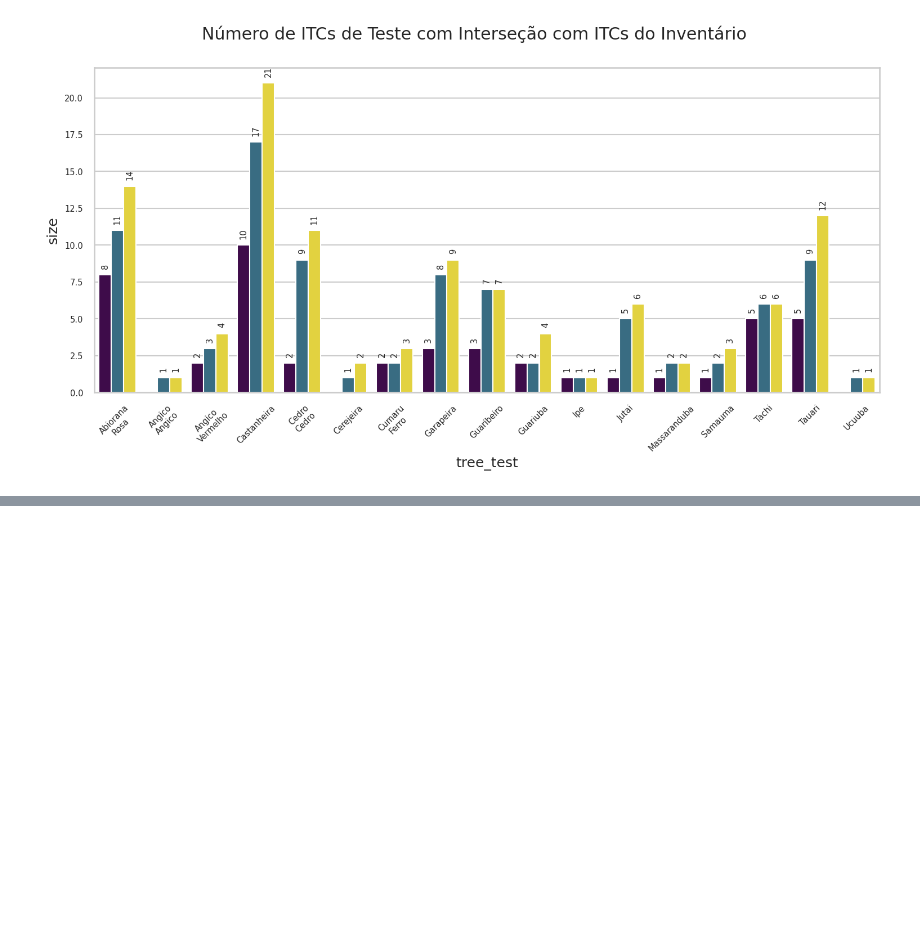
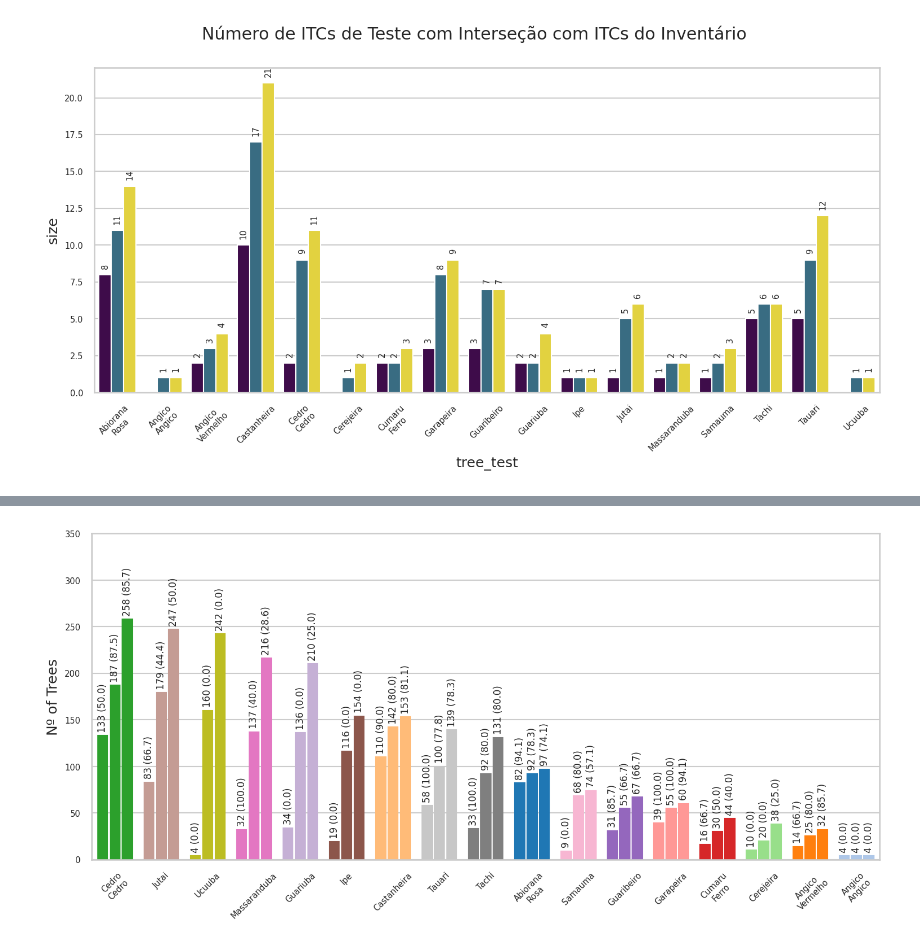
Before and after one commit to Green-AI-Lab-GAIA/multi-task-fcn, a Jupyter notebook: exploration_notebooks/compute_f1_score_based_on_inventory.ipynb, the cells around one changed output, grey strips where cells are left out. Drawn from its saved outputs; the diff is of its cells as text; code cells hidden in the pictures; blank space fills up the shorter version.

Commit message:
New views for f1_score based on inventory

```diff
--- a/exploration_notebooks/compute_f1_score_based_on_inventory.ipynb
+++ b/exploration_notebooks/compute_f1_score_based_on_inventory.ipynb
@@ -412,0 +427,18 @@ for p in ax.patches:
+# %%
+dict_colors["tree_name"] = {
+    key: color for key, color in zip(id_tree, sns.color_palette("tab20"))
+}
+
+dict_colors["tree_type"] = {
+    key: color for key, color in zip(range(0, 18), sns.color_palette("tab20"))
+}
+
+colors = np.array([(0,0,0)] + list(color_palette("tab20", 18)))
+# %%
+df_count_tree = all_labels_stats.groupby(["iter", "tree_name"], as_index=False)["label"].nunique()
+
+df_count_tree = df_count_tree[df_count_tree["iter"] != "iter_021"].copy()
+
+df_count_tree["iter_num"] = df_count_tree["iter"].apply(lambda x: int(x.split("_")[1]))
+
+df_count_tree
@@ -412,0 +481,77 @@ for p in ax.patches:
+# %%
+fig, ax = plt.subplots(figsize=(12, 5), dpi=150)
+
+ax = sns.barplot(
+    data=f1_score_comp_and_count,
+    x="tree_name",
+    y="n_trees",
+    hue="iter_num",
+    order = f1_score_comp_and_count["tree_name"].unique(),
+    dodge=True,
+)
+
+# Adjust the space between bars
+group_spacing = 0.2  # Adjust this value for more/less spacing
+for patch in ax.patches:
+    current_width = patch.get_width()
+    diff = current_width * group_spacing
+    new_width = current_width - diff
+    patch.set_width(new_width)
+    patch.set_x(patch.get_x() + diff/2)
+
+# # color each bar group by tree_name
+for i, bar in enumerate(ax.patches):
+    # print(bar.g)
+    tree_name = f1_score_comp_and_count.sort_values(["iter_num", "n_trees_last_iter"], ascending=[True, False])["tree_name"].iloc[i]
+
+    bar.set_color(dict_colors["tree_name"][tree_name])
+
+    if i >= len(f1_score_comp_and_count["tree_name"])-1 :
+        break
+
+ax.tick_params(axis='x', rotation=45)
+ax.set_xticklabels([wrap_text(label.get_text(), 9, False) for label in ax.get_xticklabels()])
+ax.set_ylim(0, 350)
+
+
+ax.bar_label(ax.containers[0],
+             labels=f1_score_comp_and_count[f1_score_comp_and_count["iter_num"] == 1].apply(
+                 lambda x: f"{x['n_trees']} ({x['f1_score_comp']:.1f})",
+                 axis=1),
+             label_type='edge',
+             fontsize=8,
+             rotation=90,
+             padding=3)
+
+ax.bar_label(ax.containers[1],
+                labels=f1_score_comp_and_count[f1_score_comp_and_count["iter_num"] == 8].apply(
+                    lambda x: f"{x['n_trees']} ({x['f1_score_comp']:.1f})",
+                    axis=1),
+                label_type='edge',
+                fontsize=8,
+                rotation=90,
+                padding=3)
+
+ax.bar_label(ax.containers[2],
+                labels=f1_score_comp_and_count[f1_score_comp_and_count["iter_num"] == 20].apply(
+                    lambda x: f"{x['n_trees']} ({x['f1_score_comp']:.1f})",
+                    axis=1),
+                label_type='edge',
+                fontsize=8,
+                rotation=90,
+                padding=3)
+# remove legend
+ax.get_legend().remove()
+
+ax.set_xlabel("")
+ax.set_ylabel("Nº of Trees")
+
+# # save as pdf
+# fig.savefig(
+#     join(FIG_PATH,"n_trees_vs_f1_score_by_tree_comp.pdf"),
+#     format="pdf",
+#     bbox_inches="tight")
+
+fig.show()
+# %% [output]
+[figure, added]
```
Also changed, not shown: parts of 13 cells of this notebook.
